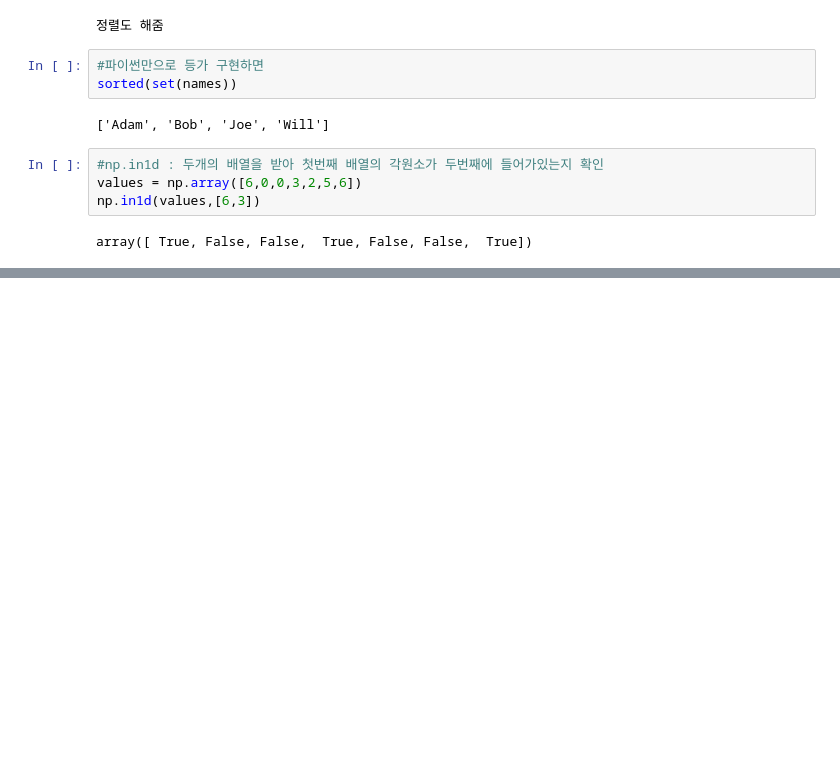
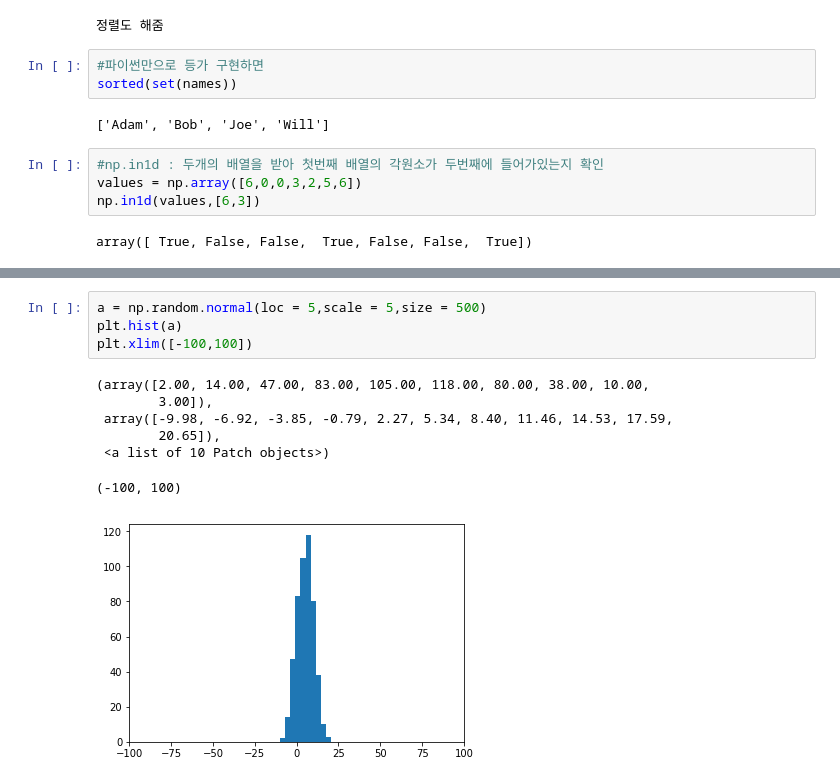
Before and after one commit to Suhwan-Ji/Study_DataScience, a Jupyter notebook: DataAnalysis/Ch04.Numpy 기본.ipynb, the cells around one changed output, grey strips where cells are left out. Cells and saved outputs as stored; diff of their text form; blank space fills up the shorter version.

```diff
--- a/DataAnalysis/Ch04.Numpy 기본.ipynb
+++ b/DataAnalysis/Ch04.Numpy 기본.ipynb
@@ -653,0 +885,12 @@ array([ True, False, False,  True, False, False,  True])
+# %%
+a = np.random.normal(loc = 5,scale = 5,size = 500)
+plt.hist(a)
+plt.xlim([-100,100])
+# %% [output]
+(array([2.00, 14.00, 47.00, 83.00, 105.00, 118.00, 80.00, 38.00, 10.00,
+        3.00]),
+ array([-9.98, -6.92, -3.85, -0.79, 2.27, 5.34, 8.40, 11.46, 14.53, 17.59,
+        20.65]),
+ <a list of 10 Patch objects>)
+(-100, 100)
+[figure, added]
```
Also changed, not shown: parts of 46 cells of this notebook.
